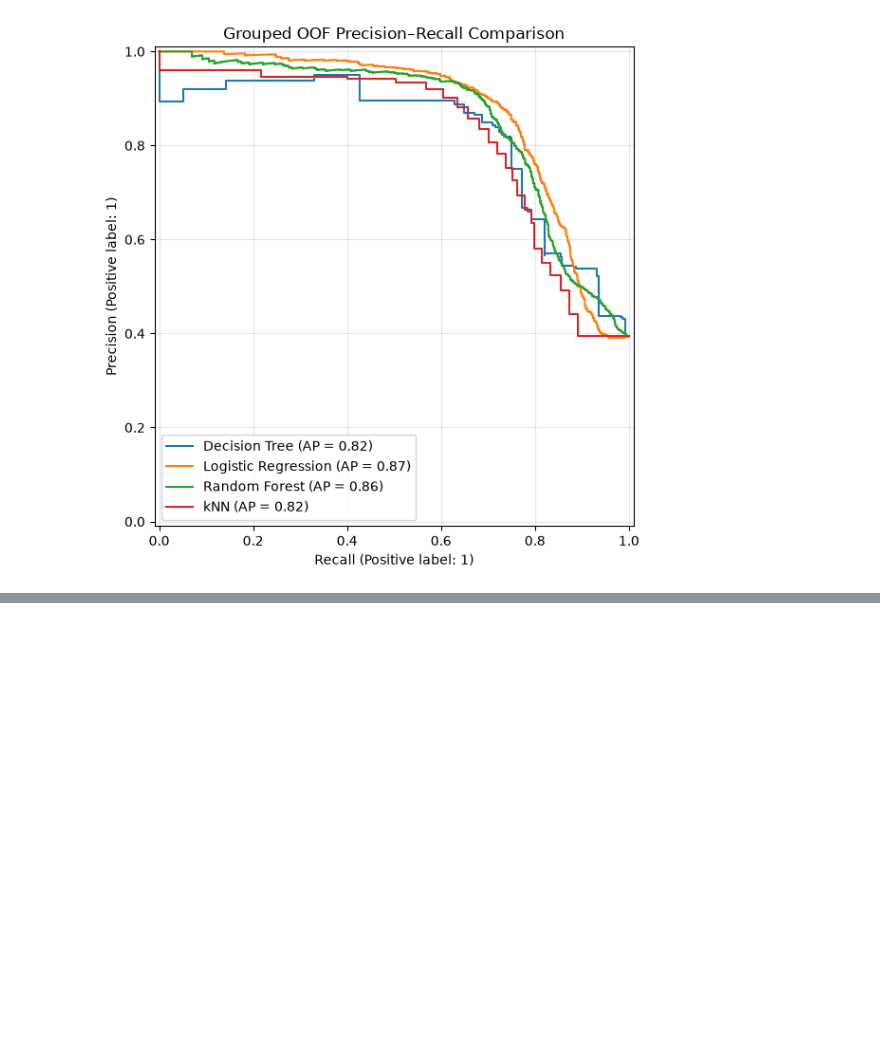
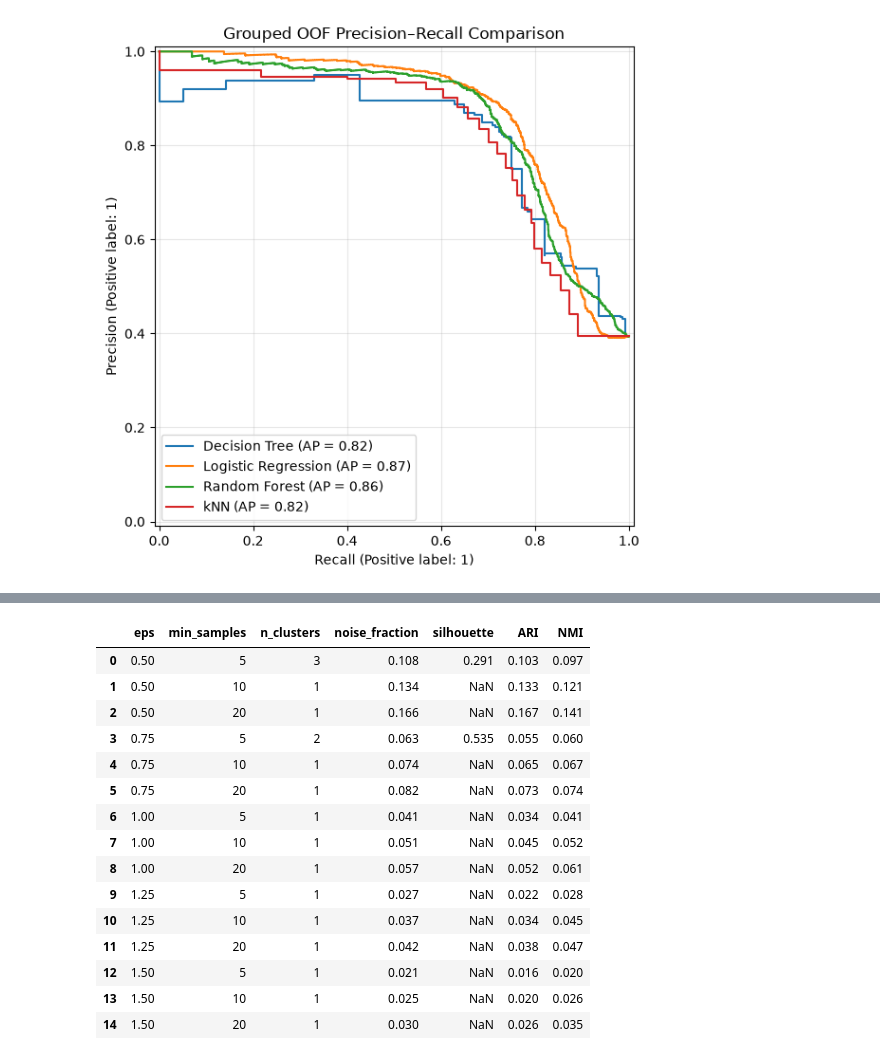
Before and after one commit to thesuacar/road-checker, a Jupyter notebook: notebook.ipynb, the cells around one changed output, grey strips where cells are left out. Cells and saved outputs as stored; diff of their text form; code cells hidden in the pictures; blank space fills up the shorter version.

Commit message:
add unsupervised clustering comparison

```diff
--- a/notebook.ipynb
+++ b/notebook.ipynb
@@ -4511,0 +4815,92 @@ plt.show()
+# %%
+from sklearn.cluster import (
+    DBSCAN
+)
+
+
+dbscan_rows = []
+dbscan_labels_store = {}
+
+
+for eps in [
+    0.5,
+    0.75,
+    1.0,
+    1.25,
+    1.5
+]:
+
+    for min_samples in [
+        5,
+        10,
+        20
+    ]:
+
+        model = DBSCAN(
+            eps=eps,
+            min_samples=min_samples
+        )
+
+
+        labels = (
+            model.fit_predict(
+                X_unsupervised
+            )
+        )
+
+
+        metrics = (
+            clustering_diagnostics(
+                X_unsupervised,
+                labels,
+                y_model.to_numpy()
+            )
+        )
+
+
+        dbscan_rows.append({
+            "eps":
+                eps,
+
+            "min_samples":
+                min_samples,
+
+            **metrics,
+        })
+
+
+        dbscan_labels_store[
+            (
+                eps,
+                min_samples
+            )
+        ] = labels
+
+
+dbscan_results_df = (
+    pd.DataFrame(
+        dbscan_rows
+    )
+)
+
+
+display(
+    dbscan_results_df.round(3)
+)
+# %% [output]
+|  | eps | min_samples | n_clusters | noise_fraction | silhouette | ARI | NMI |
+| 0 | 0.50 | 5 | 3 | 0.108 | 0.291 | 0.103 | 0.097 |
+| 1 | 0.50 | 10 | 1 | 0.134 | NaN | 0.133 | 0.121 |
+| 2 | 0.50 | 20 | 1 | 0.166 | NaN | 0.167 | 0.141 |
+| 3 | 0.75 | 5 | 2 | 0.063 | 0.535 | 0.055 | 0.060 |
+| 4 | 0.75 | 10 | 1 | 0.074 | NaN | 0.065 | 0.067 |
+| 5 | 0.75 | 20 | 1 | 0.082 | NaN | 0.073 | 0.074 |
+| 6 | 1.00 | 5 | 1 | 0.041 | NaN | 0.034 | 0.041 |
+| 7 | 1.00 | 10 | 1 | 0.051 | NaN | 0.045 | 0.052 |
+| 8 | 1.00 | 20 | 1 | 0.057 | NaN | 0.052 | 0.061 |
+| 9 | 1.25 | 5 | 1 | 0.027 | NaN | 0.022 | 0.028 |
+| 10 | 1.25 | 10 | 1 | 0.037 | NaN | 0.034 | 0.045 |
+| 11 | 1.25 | 20 | 1 | 0.042 | NaN | 0.038 | 0.047 |
+| 12 | 1.50 | 5 | 1 | 0.021 | NaN | 0.016 | 0.020 |
+| 13 | 1.50 | 10 | 1 | 0.025 | NaN | 0.020 | 0.026 |
+| 14 | 1.50 | 20 | 1 | 0.030 | NaN | 0.026 | 0.035 |
```
Also changed, not shown: parts of 13 cells of this notebook.
